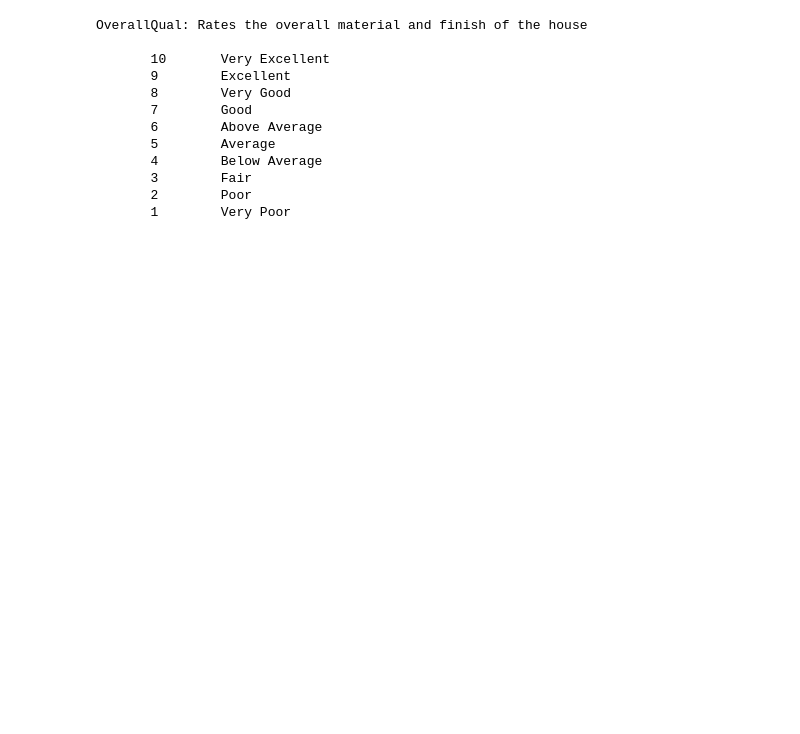
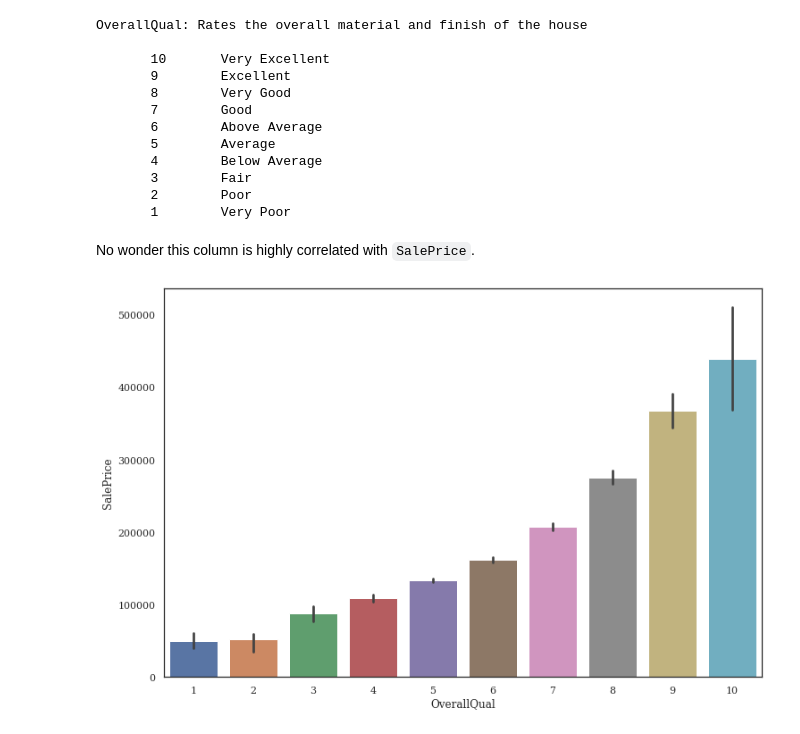
Before and after one commit to Hari31416/Portfolio, a Jupyter notebook: ML/Housing_Price/EDA_Feature_Engineering.ipynb, the cells around one changed output. Drawn from its saved outputs; the diff is of its cells as text; code cells hidden in the pictures; blank space fills up the shorter version.

```diff
--- a/ML/Housing_Price/EDA_Feature_Engineering.ipynb
+++ b/ML/Housing_Price/EDA_Feature_Engineering.ipynb
@@ -29,6 +30,11 @@ from plotly.offline import download_plotlyjs, init_notebook_mode, plot, iplot
 import cufflinks as cf
 init_notebook_mode(connected=True)
 cf.go_offline()
+# %%
+mpl.rcParams['figure.figsize'] = (12, 8)
+mpl.rcParams['font.size'] = 14
+mpl.rc('font', family='serif')
+sns.set_theme(style="white")
 # %% [markdown]
 <a name="data-fields"></a>
 # %% [markdown]
@@ -324,3 +333,9 @@ OverallQual: Rates the overall material and finish of the house
        3        Fair
        2        Poor
        1        Very Poor
+# %% [markdown]
+No wonder this column is highly correlated with `SalePrice`.
+# %%
+sns.barplot(x="OverallQual", y="SalePrice", data=train);
+# %% [output]
+[figure, added]
```
Also changed, not shown: parts of 10 cells of this notebook, 14 other files.
